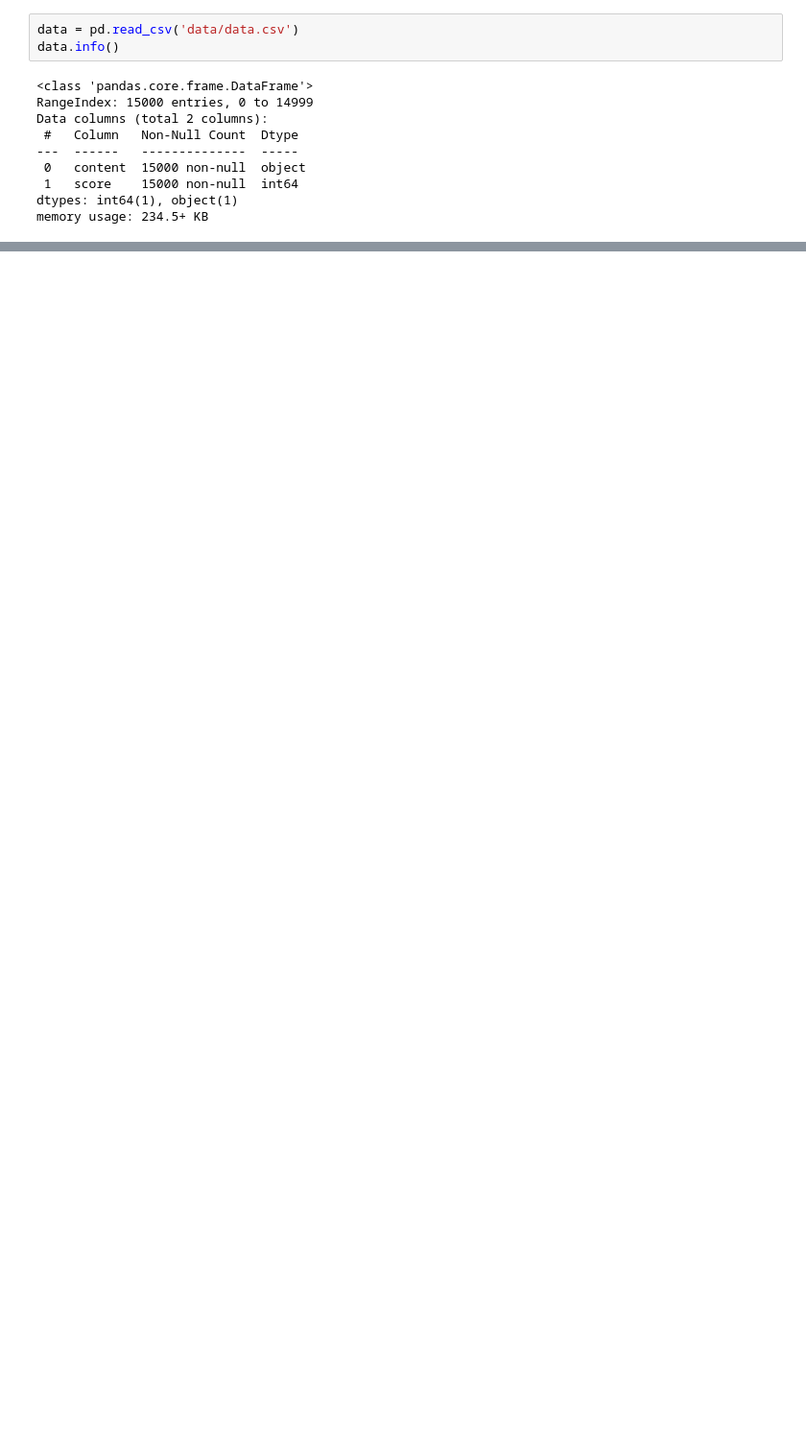
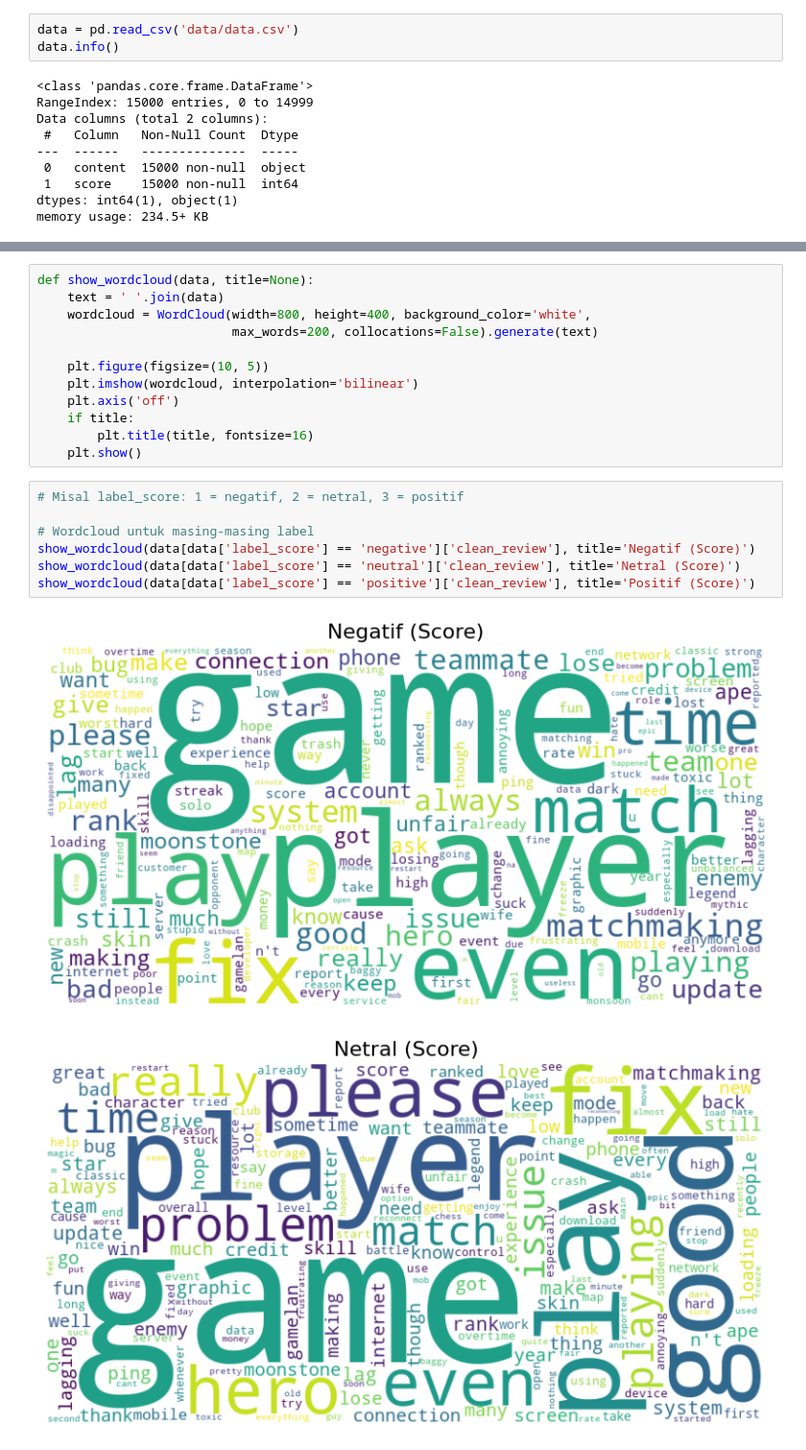
Before and after one commit to atalamahardika/Submission-Analisis-Sentimen, a Jupyter notebook: preprocessing.ipynb, the cells around one changed output, grey strips where cells are left out. Shown at 96% size. Cells and saved outputs as stored; diff of their text form; blank space fills up the shorter version.

```diff
--- a/preprocessing.ipynb
+++ b/preprocessing.ipynb
@@ -147,0 +255,22 @@ for index, content in enumerate(data['content']):
+# %%
+def show_wordcloud(data, title=None):
+    text = ' '.join(data)
+    wordcloud = WordCloud(width=800, height=400, background_color='white',
+                          max_words=200, collocations=False).generate(text)
+
+    plt.figure(figsize=(10, 5))
+    plt.imshow(wordcloud, interpolation='bilinear')
+    plt.axis('off')
+    if title:
+        plt.title(title, fontsize=16)
+    plt.show()
+# %%
+# Misal label_score: 1 = negatif, 2 = netral, 3 = positif
+
+# Wordcloud untuk masing-masing label
+show_wordcloud(data[data['label_score'] == 'negative']['clean_review'], title='Negatif (Score)')
+show_wordcloud(data[data['label_score'] == 'neutral']['clean_review'], title='Netral (Score)')
+show_wordcloud(data[data['label_score'] == 'positive']['clean_review'], title='Positif (Score)')
+# %% [output]
+[figure, added]
+[figure, added]
```
Also changed, not shown: parts of 18 cells of this notebook.
